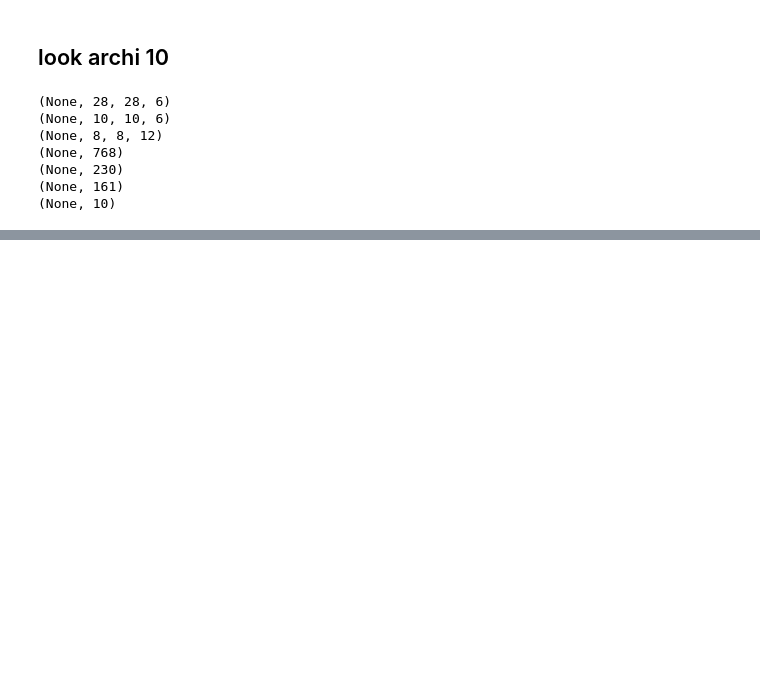
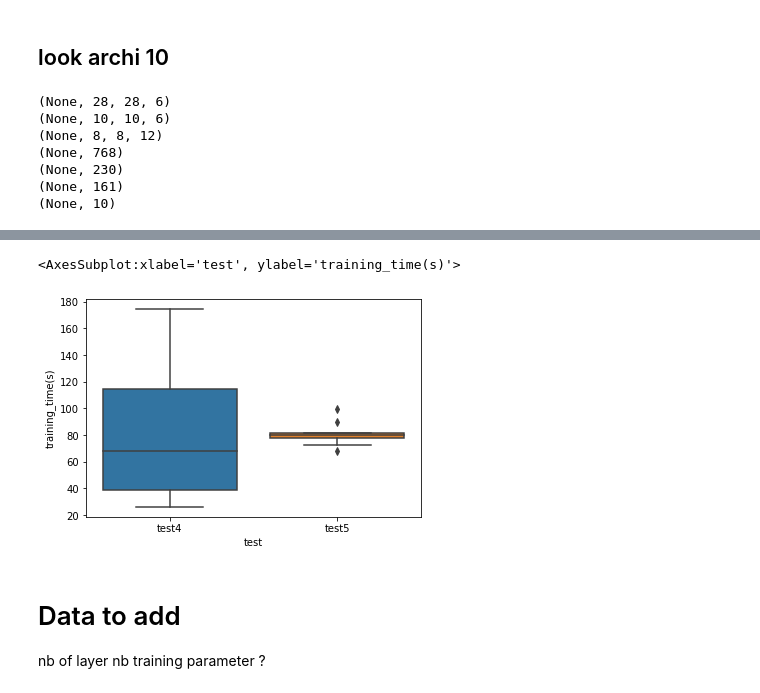
Before and after one commit to AntoineGr1/Memoire_code, a Jupyter notebook: analys_architecture.ipynb, the cells around one changed output, grey strips where cells are left out. Cells and saved outputs as stored; diff of their text form; code cells hidden in the pictures; blank space fills up the shorter version.

```diff
--- a/analys_architecture.ipynb
+++ b/analys_architecture.ipynb
@@ -326,0 +407,9 @@ for layer in model.layers:
+# %%
+sns.boxplot(y='training_time(s)', x='test', data=test4vs5)
+# %% [output]
+<AxesSubplot:xlabel='test', ylabel='training_time(s)'>
+[figure, added]
+# %% [markdown]
+# Data to add
+nb of layer
+nb training parameter ?
```
Also changed, not shown: parts of 17 cells of this notebook.
